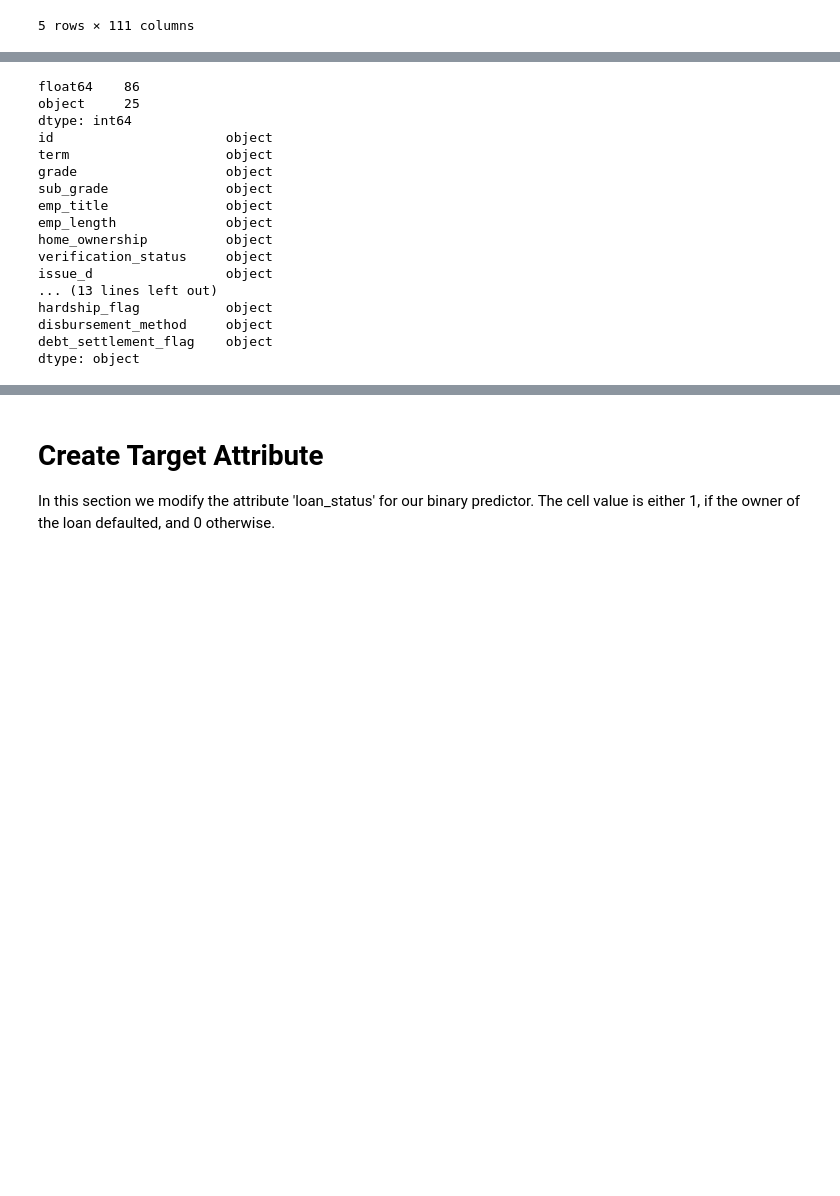
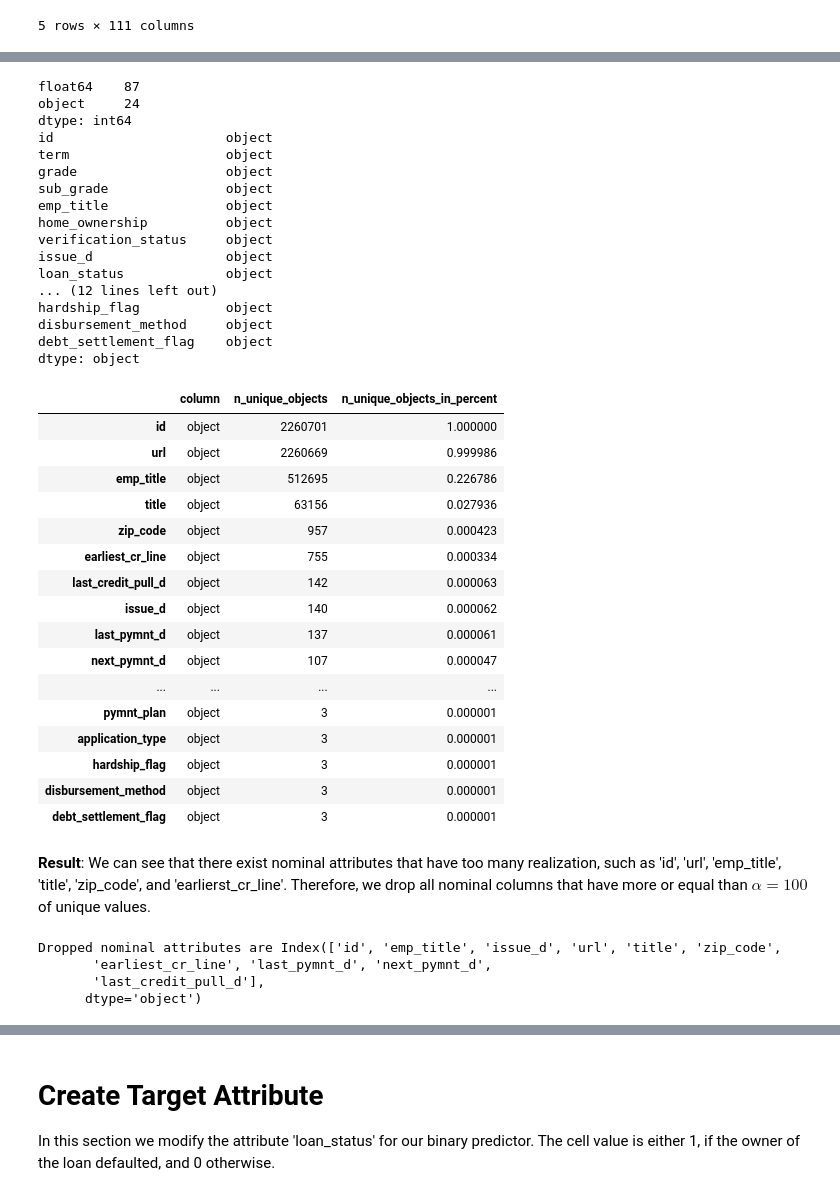
Before and after one commit to negralessio/advanced-ml-final-project, a Jupyter notebook: notebooks/preprocessing.ipynb, the cells around one changed output, grey strips where cells are left out. Drawn from its saved outputs; the diff is of its cells as text; code cells hidden in the pictures; blank space fills up the shorter version.

```diff
--- a/notebooks/preprocessing.ipynb
+++ b/notebooks/preprocessing.ipynb
@@ -119,27 +124,76 @@ accepted_df.head(5)
 # %%
-# TODO: Encode categorical values to numeric ones, e.g. with One Hot Encoder
+# TODO: Encode categorical values to numeric ones, e.g. with One Hot Encoder in model notebook
 accepted_df.dtypes
 
 #sns.histplot(accepted_df.dtypes.values)
 print(accepted_df.dtypes.value_counts())
 # Show columns where its type != float64
-categorical_columns = accepted_df.dtypes[accepted_df.dtypes != "float64"]
+categorical_columns = accepted_df.dtypes[accepted_df.dtypes == "object"]
 print(categorical_columns)
 # %% [output]
-float64    86
-object     25
+float64    87
+object     24
 dtype: int64
 id                      object
 term                    object
 grade                   object
 sub_grade               object
 emp_title               object
-emp_length              object
 home_ownership          object
 verification_status     object
 issue_d                 object
-... (13 lines left out)
+loan_status             object
+... (12 lines left out)
 hardship_flag           object
 disbursement_method     object
 debt_settlement_flag    object
 dtype: object
+# %%
+# Count number of unique objects in each categorical column
+n_unique_objects = []
+for col in categorical_columns.keys():
+    n_unique_objects.append(len(accepted_df[col].unique()))
+
+# Create DataFrame
+categorical_df = pd.DataFrame()
+# Append categorical columns to the df
+categorical_df["column"] = categorical_columns
+# Append the number of unique objects in each categorical column to the df
+categorical_df["n_unique_objects"] = n_unique_objects
+# Append the fraction of unique objects in each categorical column to the df
+categorical_df["n_unique_objects_in_percent"] = [x/N for x in n_unique_objects]
+# Sort descending
+categorical_df.sort_values(by="n_unique_objects_in_percent", ascending=False)
+# %% [output]
+|  | column | n_unique_objects | n_unique_objects_in_percent |
+| id | object | 2260701 | 1.000000 |
+| url | object | 2260669 | 0.999986 |
+| emp_title | object | 512695 | 0.226786 |
+| title | object | 63156 | 0.027936 |
+| zip_code | object | 957 | 0.000423 |
+| earliest_cr_line | object | 755 | 0.000334 |
+| last_credit_pull_d | object | 142 | 0.000063 |
+| issue_d | object | 140 | 0.000062 |
+| last_pymnt_d | object | 137 | 0.000061 |
+| next_pymnt_d | object | 107 | 0.000047 |
+| ... | ... | ... | ... |
+| pymnt_plan | object | 3 | 0.000001 |
+| application_type | object | 3 | 0.000001 |
+| hardship_flag | object | 3 | 0.000001 |
+| disbursement_method | object | 3 | 0.000001 |
+| debt_settlement_flag | object | 3 | 0.000001 |
+# %% [markdown]
+**Result**:
+We can see that there exist nominal attributes that have too many realization, such as 'id', 'url', 'emp_title', 'title', 'zip_code', and 'earlierst_cr_line'. Therefore, we drop all nominal columns that have more or equal than $\alpha=100$ of unique values.
+# %%
+# Set threshold
+alpha = 100
+
+nominal_columns_to_drop = categorical_df.query(f'n_unique_objects >= {alpha}').index
+accepted_df.drop(nominal_columns_to_drop, axis=1, inplace=True)
+print(f'Dropped nominal attributes are {nominal_columns_to_drop}')
+# %% [output]
+Dropped nominal attributes are Index(['id', 'emp_title', 'issue_d', 'url', 'title', 'zip_code',
+       'earliest_cr_line', 'last_pymnt_d', 'next_pymnt_d',
+       'last_credit_pull_d'],
+      dtype='object')
```
Also changed, not shown: parts of 5 cells of this notebook.
